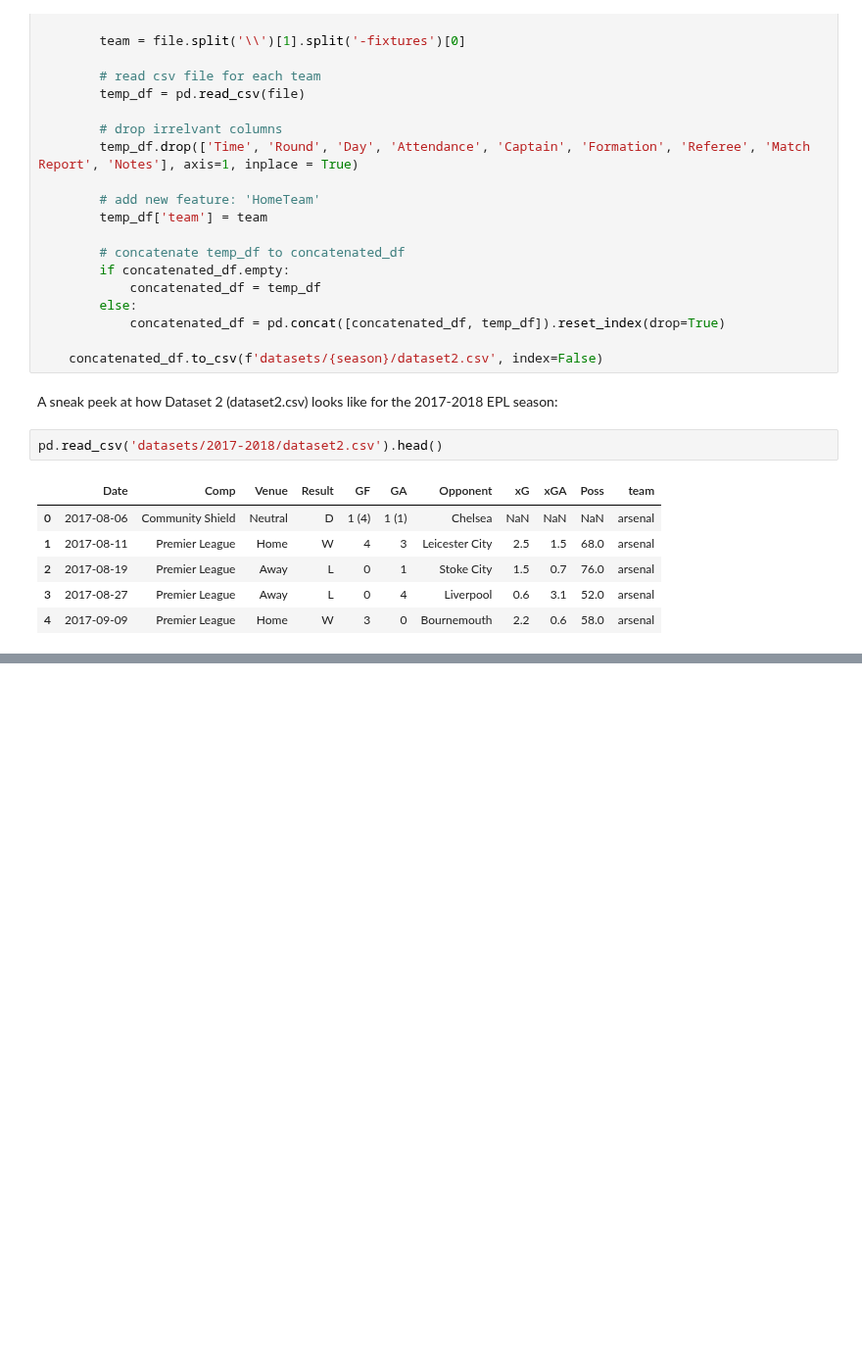
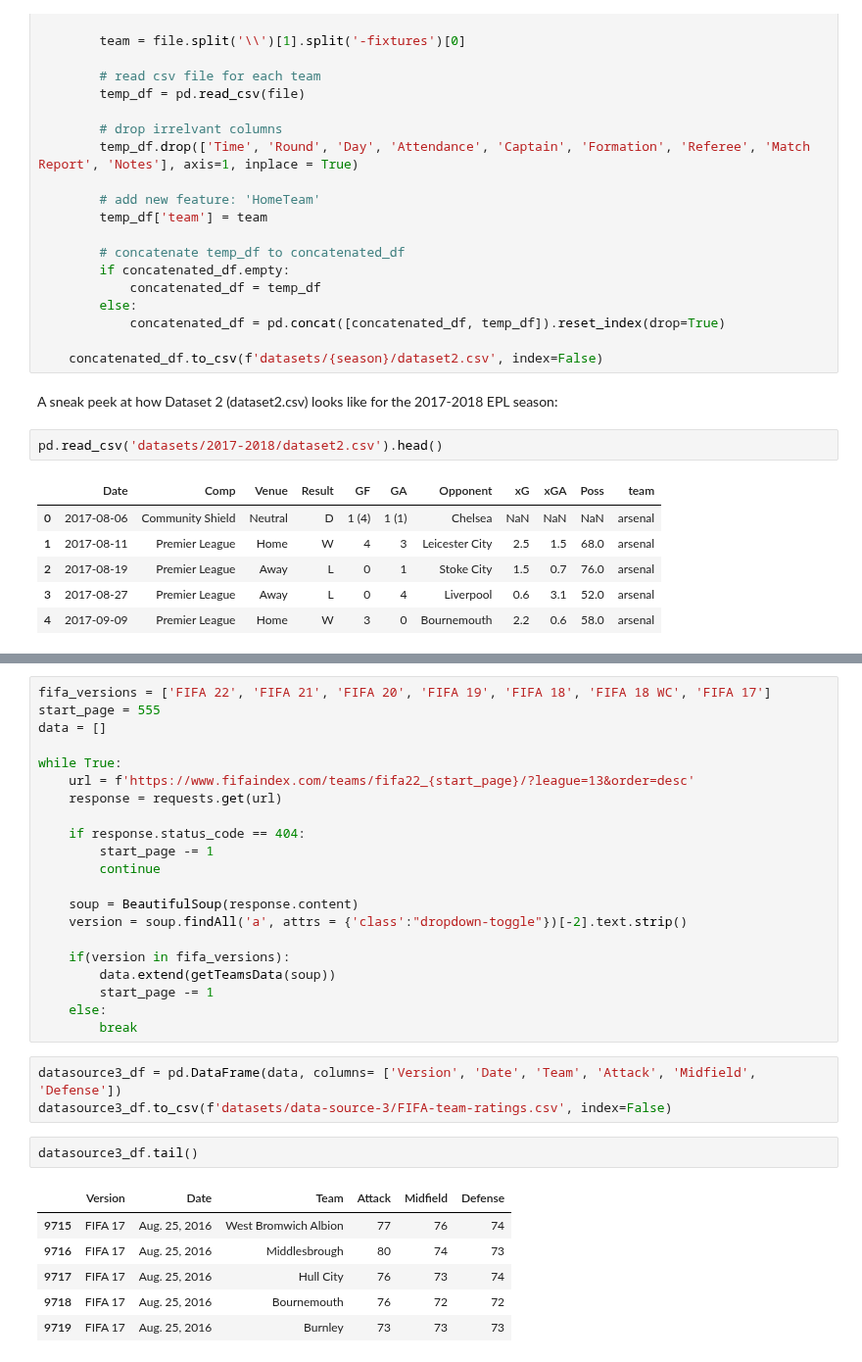
Before and after one commit to schoibs/football-match-prediction, a Jupyter notebook: 0 Dataset Preparation.ipynb, the cells around one changed output, grey strips where cells are left out. Shown at 98% size. Saved outputs shown, nothing was run; the diff lists cells and outputs as text; blank space fills up the shorter version.

```diff
--- a/0 Dataset Preparation.ipynb
+++ b/0 Dataset Preparation.ipynb
@@ -104,0 +130,33 @@ pd.read_csv('datasets/2017-2018/dataset2.csv').head()
+# %%
+fifa_versions = ['FIFA 22', 'FIFA 21', 'FIFA 20', 'FIFA 19', 'FIFA 18', 'FIFA 18 WC', 'FIFA 17']
+start_page = 555
+data = []
+
+while True:
+    url = f'https://www.fifaindex.com/teams/fifa22_{start_page}/?league=13&order=desc'
+    response = requests.get(url)
+
+    if response.status_code == 404:
+        start_page -= 1
+        continue
+
+    soup = BeautifulSoup(response.content)
+    version = soup.findAll('a', attrs = {'class':"dropdown-toggle"})[-2].text.strip()
+
+    if(version in fifa_versions):
+        data.extend(getTeamsData(soup))
+        start_page -= 1
+    else:
+        break
+# %%
+datasource3_df = pd.DataFrame(data, columns= ['Version', 'Date', 'Team', 'Attack', 'Midfield', 'Defense'])
+datasource3_df.to_csv(f'datasets/data-source-3/FIFA-team-ratings.csv', index=False)
+# %%
+datasource3_df.tail()
+# %% [output]
+|  | Version | Date | Team | Attack | Midfield | Defense |
+| 9715 | FIFA 17 | Aug. 25, 2016 | West Bromwich Albion | 77 | 76 | 74 |
+| 9716 | FIFA 17 | Aug. 25, 2016 | Middlesbrough | 80 | 74 | 73 |
+| 9717 | FIFA 17 | Aug. 25, 2016 | Hull City | 76 | 73 | 74 |
+| 9718 | FIFA 17 | Aug. 25, 2016 | Bournemouth | 76 | 72 | 72 |
+| 9719 | FIFA 17 | Aug. 25, 2016 | Burnley | 73 | 73 | 73 |
```
Also changed, not shown: parts of 3 cells of this notebook, 2 other files.
